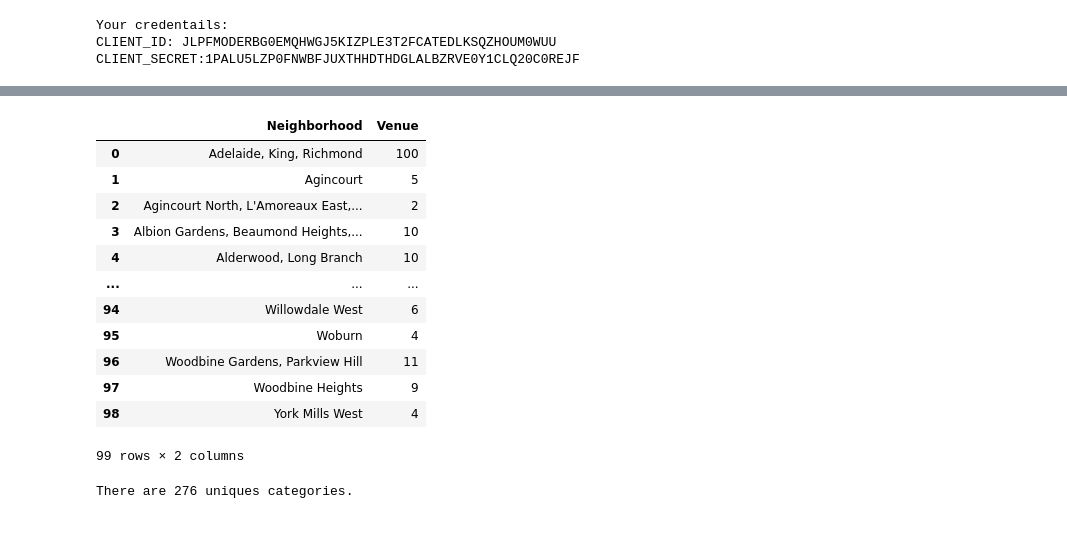
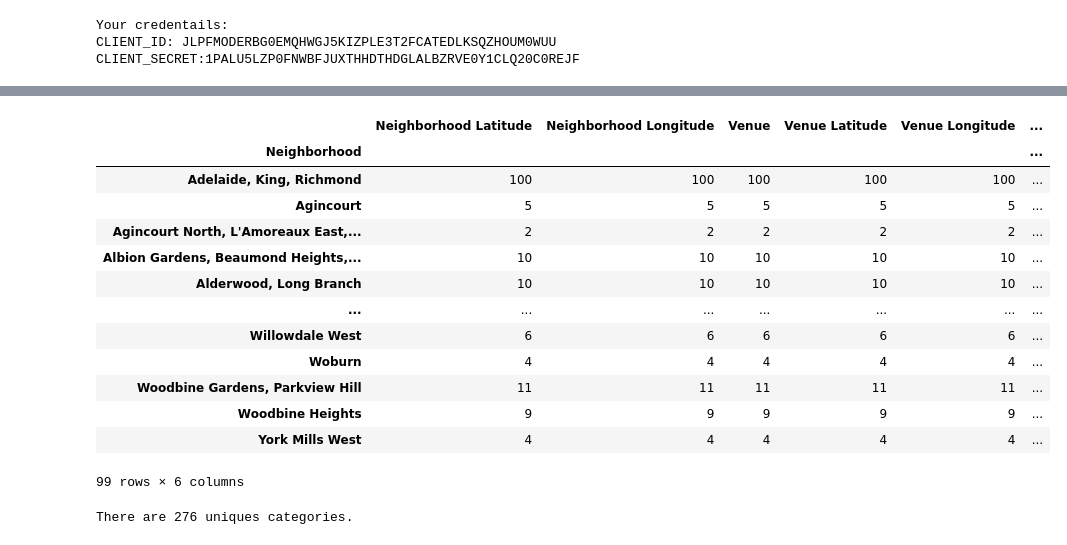
Before and after one commit to MGajewskiK/coursera_capstone, a Jupyter notebook: Neighborhoods-Toronto.ipynb, the cells around one changed output, grey strips where cells are left out. Cells and saved outputs as stored; diff of their text form; code cells hidden in the pictures.

```diff
--- a/Neighborhoods-Toronto.ipynb
+++ b/Neighborhoods-Toronto.ipynb
@@ -223,3 +207,5 @@ Northwest
+# %%
+toronto_venues = pd.read_csv('toronto_venues.csv')
 # %%
 # size of the resulting dataframe
 print(toronto_venues.shape)
@@ -235,20 +226,21 @@ toronto_venues.head()
 # %%
 # how many venues were returned in a neighborhood
-toronto_venues.groupby('Neighborhood')['Venue'].count().reset_index()
+toronto_venues.groupby('Neighborhood').count()
 # %% [output]
-|  | Neighborhood | Venue |
-| 0 | Adelaide, King, Richmond | 100 |
-| 1 | Agincourt | 5 |
-| 2 | Agincourt North, L'Amoreaux East,... | 2 |
-| 3 | Albion Gardens, Beaumond Heights,... | 10 |
-| 4 | Alderwood, Long Branch | 10 |
-| ... | ... | ... |
-| 94 | Willowdale West | 6 |
-| 95 | Woburn | 4 |
-| 96 | Woodbine Gardens, Parkview Hill | 11 |
-| 97 | Woodbine Heights | 9 |
-| 98 | York Mills West | 4 |
+|  | Neighborhood Latitude | Neighborhood Longitude | Venue | Venue Latitude | Venue Longitude | ... |
+| Neighborhood |  |  |  |  |  | ... |
+| Adelaide, King, Richmond | 100 | 100 | 100 | 100 | 100 | ... |
+| Agincourt | 5 | 5 | 5 | 5 | 5 | ... |
+| Agincourt North, L'Amoreaux East,... | 2 | 2 | 2 | 2 | 2 | ... |
+| Albion Gardens, Beaumond Heights,... | 10 | 10 | 10 | 10 | 10 | ... |
+| Alderwood, Long Branch | 10 | 10 | 10 | 10 | 10 | ... |
+| ... | ... | ... | ... | ... | ... | ... |
+| Willowdale West | 6 | 6 | 6 | 6 | 6 | ... |
+| Woburn | 4 | 4 | 4 | 4 | 4 | ... |
+| Woodbine Gardens, Parkview Hill | 11 | 11 | 11 | 11 | 11 | ... |
+| Woodbine Heights | 9 | 9 | 9 | 9 | 9 | ... |
+| York Mills West | 4 | 4 | 4 | 4 | 4 | ... |
-99 rows × 2 columns
+99 rows × 6 columns
 # %%
 print('There are {} uniques categories.'.format(len(toronto_venues['Venue Category'].unique())))
 # %% [output]
```
Also changed, not shown: parts of 13 cells of this notebook, 1 other file.
